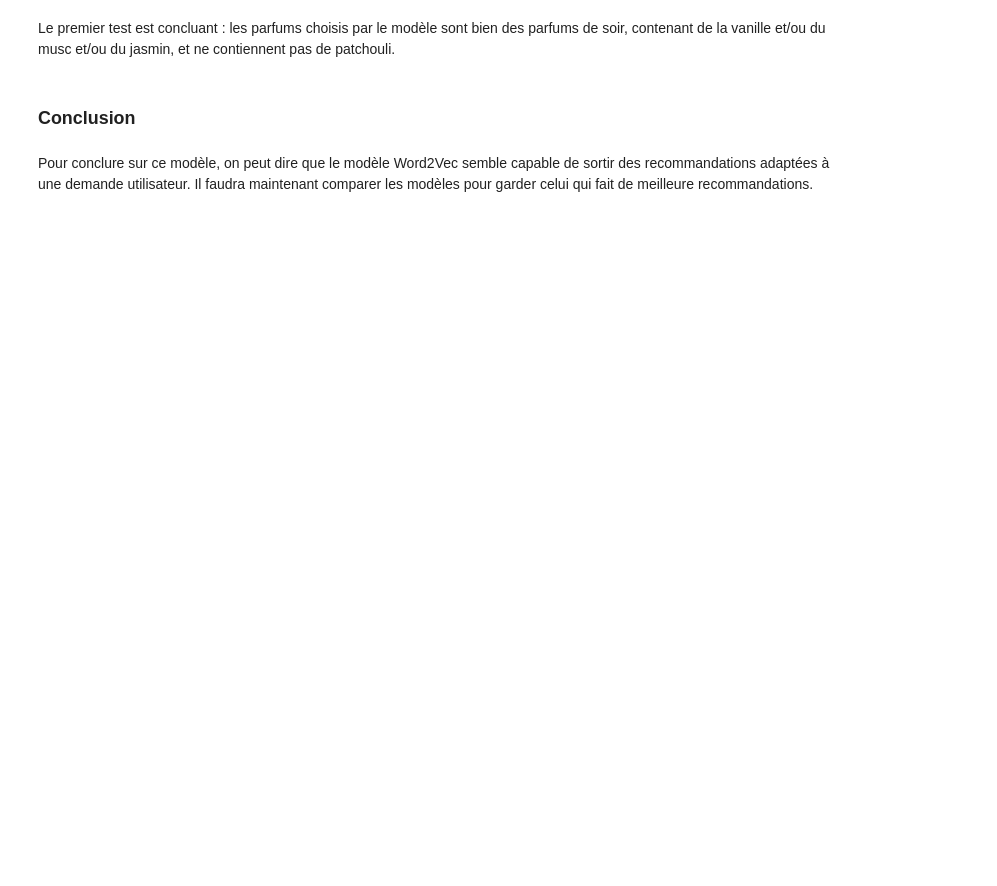
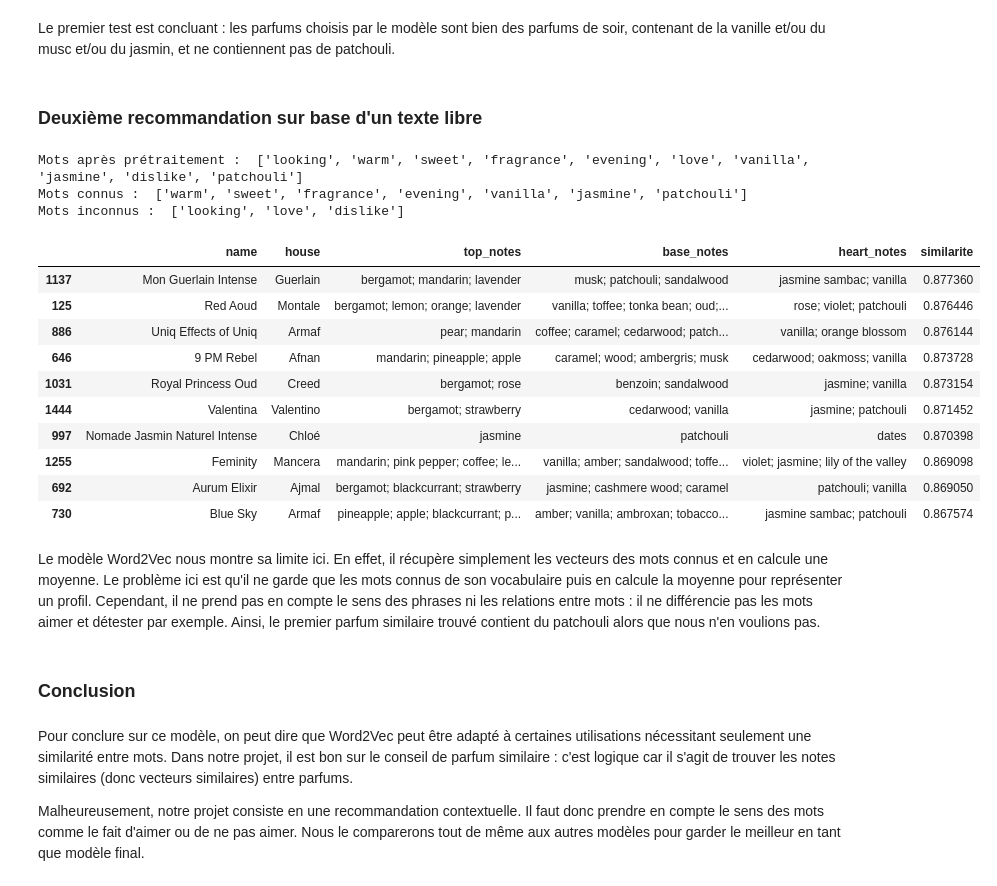
Before and after one commit to lisaroubertie/PerfumRecommendationSystem, a Jupyter notebook: src/models/word2vec_similaritecosinus.ipynb, the cells around one changed output. Cells and saved outputs as stored; diff of their text form; code cells hidden in the pictures; blank space fills up the shorter version.

```diff
--- a/src/models/word2vec_similaritecosinus.ipynb
+++ b/src/models/word2vec_similaritecosinus.ipynb
@@ -405,6 +402,57 @@ verification
 # %% [markdown]
 Le premier test est concluant : les parfums choisis par le modèle sont bien des parfums de soir, contenant de la vanille et/ou du musc et/ou du jasmin, et ne contiennent pas de patchouli.
+# %% [markdown]
+### Deuxième recommandation sur base d'un texte libre
+# %%
+profil_texte_libre = """I am looking for a warm and sweet fragrance for the evening. I love vanilla and jasmine, but I dislike patchouli."""
+
+# Même prétraitement que pour les descriptions
+mots_utilisateur = (profil_texte_libre.lower().replace(',', "").replace('.', "").replace(':', "").split())
+
+# Suppression des stop words
+mots_utilisateur = [mot for mot in mots_utilisateur if mot not in mots_inutiles]
+mots_utilisateur = [mot for mot in mots_utilisateur if mot not in ENGLISH_STOP_WORDS]
+
+# Conservation des mots connus de Word2vec
+mots_connus = [mot for mot in mots_utilisateur if mot in model.wv]
+mots_inconnus = [mot for mot in mots_utilisateur if mot not in model.wv]
+
+print('Mots après prétraitement : ', mots_utilisateur)
+print('Mots connus : ', mots_connus)
+print('Mots inconnus : ', mots_inconnus)
+
+# Vecteur du texte utilisateur
+vecteur_utilisateur_texte = np.mean([model.wv[mot] for mot in mots_connus], axis=0)
+
+scores_texte = cosine_similarity(vecteur_utilisateur_texte.reshape(1, -1), vecteurs_parfums)[0]
+
+resultats_texte = df[['name', 'house', 'top_notes', 'base_notes', 'heart_notes']].copy()
+resultats_texte['similarite'] = scores_texte
+
+resultats_texte = resultats_texte.sort_values(by='similarite', ascending=False)
+
+resultats_texte.head(10)
+# %% [output]
+Mots après prétraitement :  ['looking', 'warm', 'sweet', 'fragrance', 'evening', 'love', 'vanilla', 'jasmine', 'dislike', 'patchouli']
+Mots connus :  ['warm', 'sweet', 'fragrance', 'evening', 'vanilla', 'jasmine', 'patchouli']
+Mots inconnus :  ['looking', 'love', 'dislike']
+|  | name | house | top_notes | base_notes | heart_notes | similarite |
+| 1137 | Mon Guerlain Intense | Guerlain | bergamot; mandarin; lavender | musk; patchouli; sandalwood | jasmine sambac; vanilla | 0.877360 |
+| 125 | Red Aoud | Montale | bergamot; lemon; orange; lavender | vanilla; toffee; tonka bean; oud;... | rose; violet; patchouli | 0.876446 |
+| 886 | Uniq Effects of Uniq | Armaf | pear; mandarin | coffee; caramel; cedarwood; patch... | vanilla; orange blossom | 0.876144 |
+| 646 | 9 PM Rebel | Afnan | mandarin; pineapple; apple | caramel; wood; ambergris; musk | cedarwood; oakmoss; vanilla | 0.873728 |
+| 1031 | Royal Princess Oud | Creed | bergamot; rose | benzoin; sandalwood | jasmine; vanilla | 0.873154 |
+| 1444 | Valentina | Valentino | bergamot; strawberry | cedarwood; vanilla | jasmine; patchouli | 0.871452 |
+| 997 | Nomade Jasmin Naturel Intense | Chloé | jasmine | patchouli | dates | 0.870398 |
+| 1255 | Feminity | Mancera | mandarin; pink pepper; coffee; le... | vanilla; amber; sandalwood; toffe... | violet; jasmine; lily of the valley | 0.869098 |
+| 692 | Aurum Elixir | Ajmal | bergamot; blackcurrant; strawberry | jasmine; cashmere wood; caramel | patchouli; vanilla | 0.869050 |
+| 730 | Blue Sky | Armaf | pineapple; apple; blackcurrant; p... | amber; vanilla; ambroxan; tobacco... | jasmine sambac; patchouli | 0.867574 |
+# %% [markdown]
+Le modèle Word2Vec nous montre sa limite ici. En effet, il récupère simplement les vecteurs des mots connus et en calcule une moyenne. Le problème ici est qu'il ne garde que les mots connus de son vocabulaire puis en calcule la moyenne pour représenter un profil.
+Cependant, il ne prend pas en compte le sens des phrases ni les relations entre mots : il ne différencie pas les mots aimer et détester par exemple. Ainsi, le premier parfum similaire trouvé contient du patchouli alors que nous n'en voulions pas.
 # %% [markdown]
 ### Conclusion
 # %% [markdown]
-Pour conclure sur ce modèle, on peut dire que le modèle Word2Vec semble capable de sortir des recommandations adaptées à une demande utilisateur. Il faudra maintenant comparer les modèles pour garder celui qui fait de meilleure recommandations.
+Pour conclure sur ce modèle, on peut dire que Word2Vec peut être adapté à certaines utilisations nécessitant seulement une similarité entre mots. Dans notre projet, il est bon sur le conseil de parfum similaire : c'est logique car il s'agit de trouver les notes similaires (donc vecteurs similaires) entre parfums.
+
+Malheureusement, notre projet consiste en une recommandation contextuelle. Il faut donc prendre en compte le sens des mots comme le fait d'aimer ou de ne pas aimer. Nous le comparerons tout de même aux autres modèles pour garder le meilleur en tant que modèle final.
```
Also changed, not shown: parts of 10 cells of this notebook, 1 other file.
